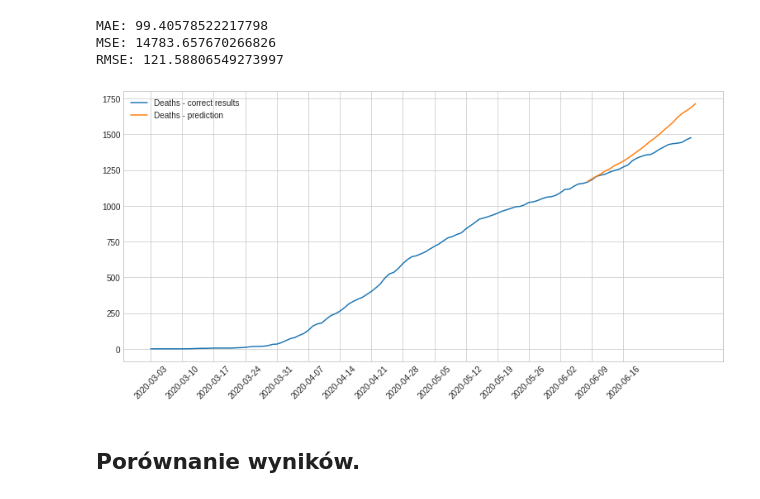
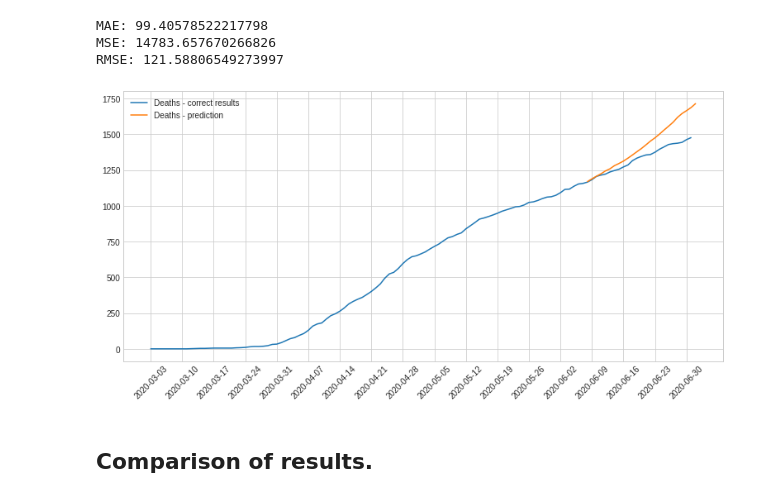
Before and after one commit to Do1kk/COVID-19_Project, a Jupyter notebook: Project_Jupyter_notebook_colab.ipynb, the cells around one changed output. Drawn from its saved outputs; the diff is of its cells as text; code cells hidden in the pictures.

```diff
--- a/Copy_of_ProjectPython.ipynb
+++ b/Project_Jupyter_notebook_colab.ipynb
@@ -352,15 +350,15 @@ RMSE: 121.58806549273997
 # %%
 plt.figure(figsize=[13, 6])
 plt.plot(data2["Timestamp"], data2["Deaths"])
 plt.plot(date_tmp, y_pred)
-plt.xticks(list((d for d in data1["Timestamp"] if d.dayofweek == 1)), rotation=45)
+plt.xticks(list((d for d in data2["Timestamp"] if d.dayofweek == 1)), rotation=45)
 plt.legend(("Deaths - correct results", "Deaths - prediction"), loc='upper left')
 
 plt.show()
 # %% [output]
-[figure, old version]
+[figure, new version]
-# %% [markdown]
-## **Porównanie wyników.**
+# %% [markdown]
+## **Comparison of results.**
 # %%
 columns_names = ["Source", "'MLPRegressor'  model coef. R^2", "'SGDRegressor' model coef. R^2"]
 table_data = [("First ('dtandev')", "Second ('CSSEGISandData')"),
```
Also changed, not shown: parts of 22 cells of this notebook, 4 other files.
